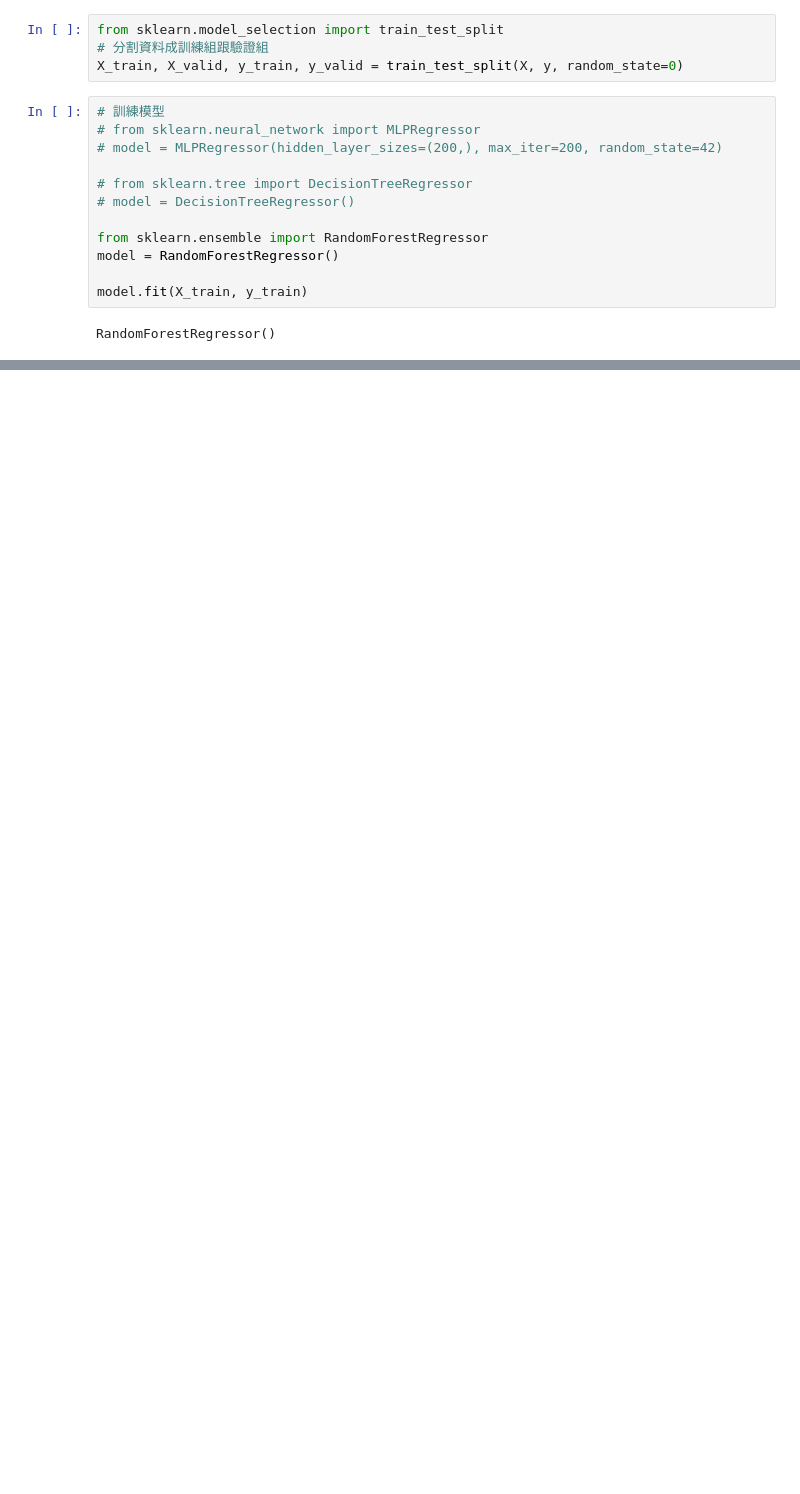
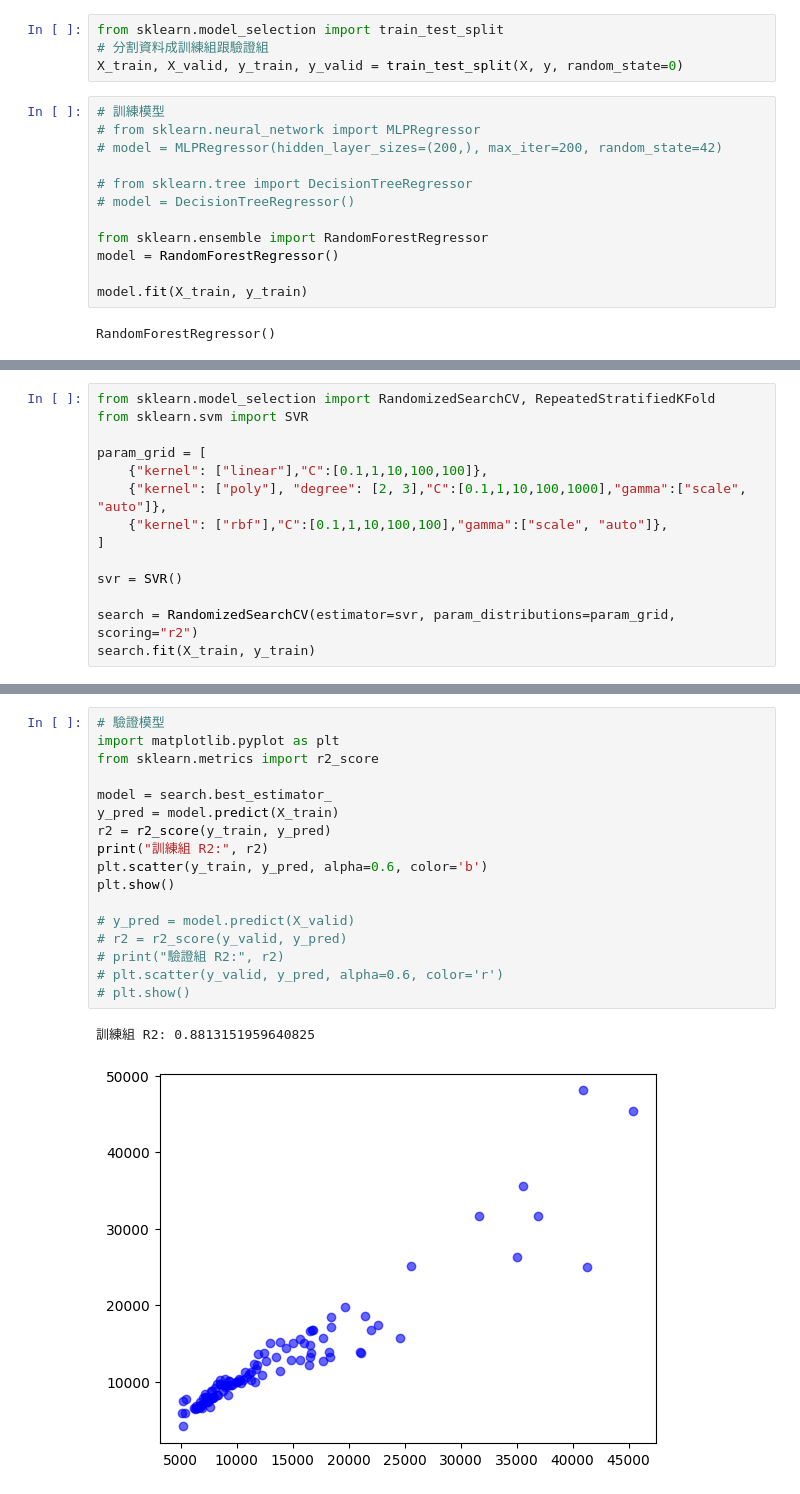
Before and after one commit to Yiting916/ML, a Jupyter notebook: 3_01_LAB_Automobile_訓練階段.ipynb, the cells around one changed output, grey strips where cells are left out. Saved outputs shown, nothing was run; the diff lists cells and outputs as text; blank space fills up the shorter version.

```diff
--- a/3_01_LAB_Automobile_訓練階段.ipynb
+++ b/3_01_LAB_Automobile_訓練階段.ipynb
@@ -230,0 +235,14 @@ with open("C:/DATA/model.bin", "wb") as f:
+# %%
+from sklearn.model_selection import RandomizedSearchCV, RepeatedStratifiedKFold
+from sklearn.svm import SVR
+
+param_grid = [
+    {"kernel": ["linear"],"C":[0.1,1,10,100,100]},
+    {"kernel": ["poly"], "degree": [2, 3],"C":[0.1,1,10,100,1000],"gamma":["scale", "auto"]},
+    {"kernel": ["rbf"],"C":[0.1,1,10,100,100],"gamma":["scale", "auto"]},
+]
+
+svr = SVR()
+
+search = RandomizedSearchCV(estimator=svr, param_distributions=param_grid, scoring="r2")
+search.fit(X_train, y_train)
@@ -230,0 +295,20 @@ with open("C:/DATA/model.bin", "wb") as f:
+# %%
+# 驗證模型
+import matplotlib.pyplot as plt
+from sklearn.metrics import r2_score
+
+model = search.best_estimator_
+y_pred = model.predict(X_train)
+r2 = r2_score(y_train, y_pred)
+print("訓練組 R2:", r2)
+plt.scatter(y_train, y_pred, alpha=0.6, color='b')
+plt.show()
+
+# y_pred = model.predict(X_valid)
+# r2 = r2_score(y_valid, y_pred)
+# print("驗證組 R2:", r2)
+# plt.scatter(y_valid, y_pred, alpha=0.6, color='r')
+# plt.show()
+# %% [output]
+訓練組 R2: 0.8813151959640825
+[figure, added]
```
Also changed, not shown: parts of 11 cells of this notebook.
